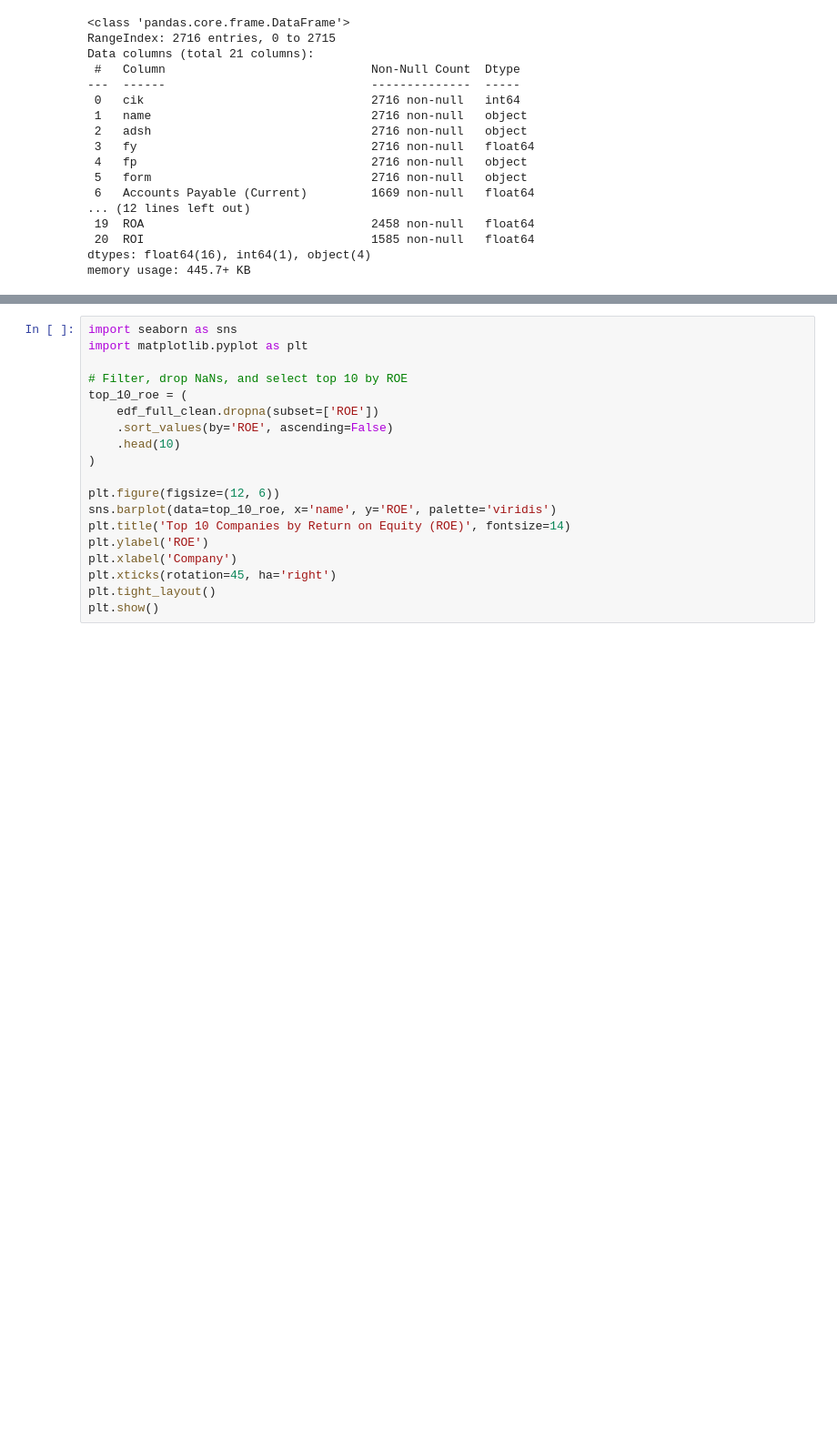
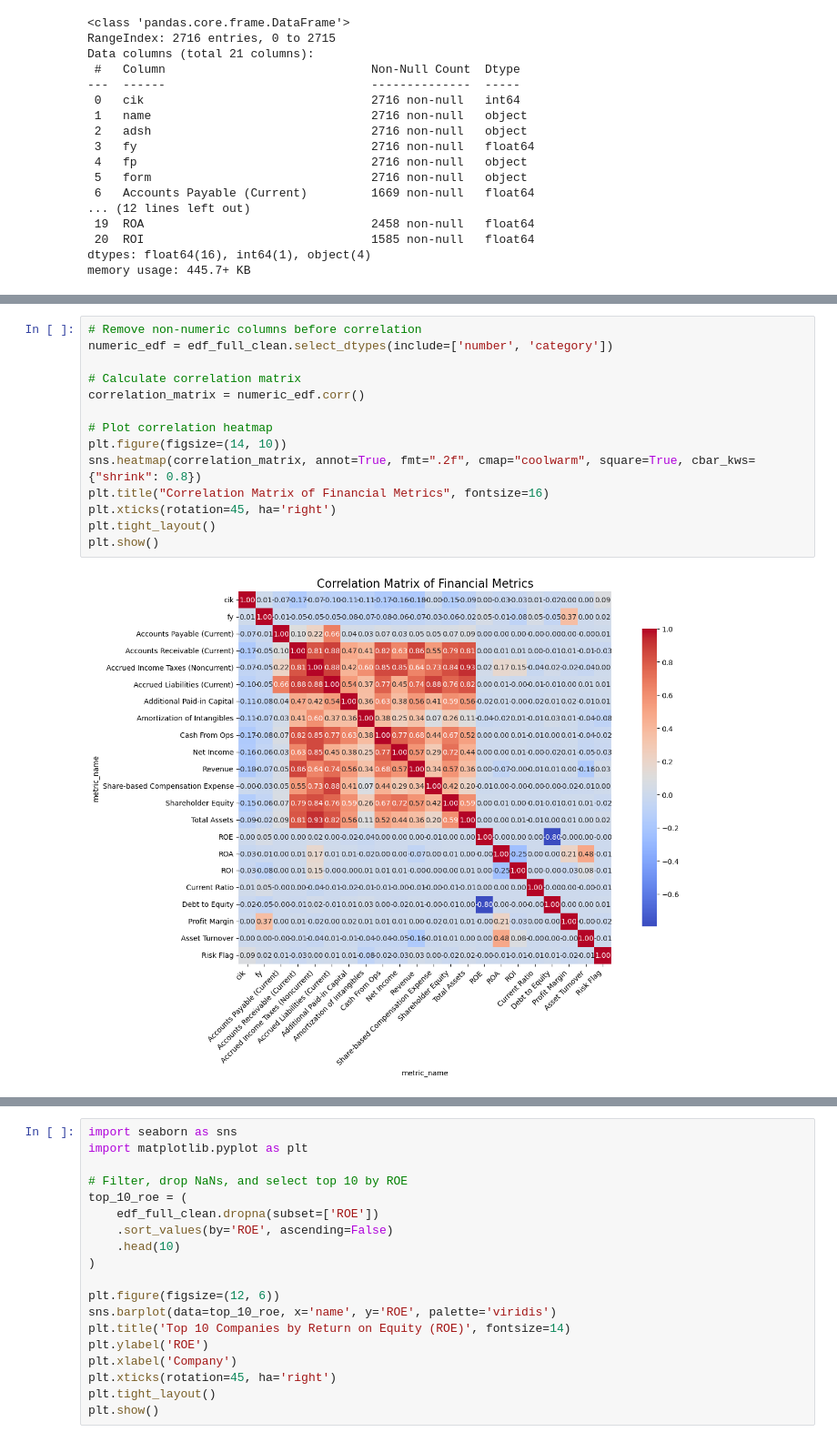
Before and after one commit to NataliaStekolnikova/credit-analysis-dashboard, a Jupyter notebook: notebooks/extracting-financial-10-k-reports-via-sec-edgar-db.ipynb, the cells around one changed output, grey strips where cells are left out. Shown at 91% size. Drawn from its saved outputs; the diff is of its cells as text; blank space fills up the shorter version.

```diff
--- a/notebooks/extracting-financial-10-k-reports-via-sec-edgar-db.ipynb
+++ b/notebooks/extracting-financial-10-k-reports-via-sec-edgar-db.ipynb
@@ -608,0 +668,16 @@ Name: count, dtype: int64
+# %%
+# Remove non-numeric columns before correlation
+numeric_edf = edf_full_clean.select_dtypes(include=['number', 'category'])
+
+# Calculate correlation matrix
+correlation_matrix = numeric_edf.corr()
+
+# Plot correlation heatmap
+plt.figure(figsize=(14, 10))
+sns.heatmap(correlation_matrix, annot=True, fmt=".2f", cmap="coolwarm", square=True, cbar_kws={"shrink": 0.8})
+plt.title("Correlation Matrix of Financial Metrics", fontsize=16)
+plt.xticks(rotation=45, ha='right')
+plt.tight_layout()
+plt.show()
+# %% [output]
+[figure, added]
```
Also changed, not shown: parts of 28 cells of this notebook.
